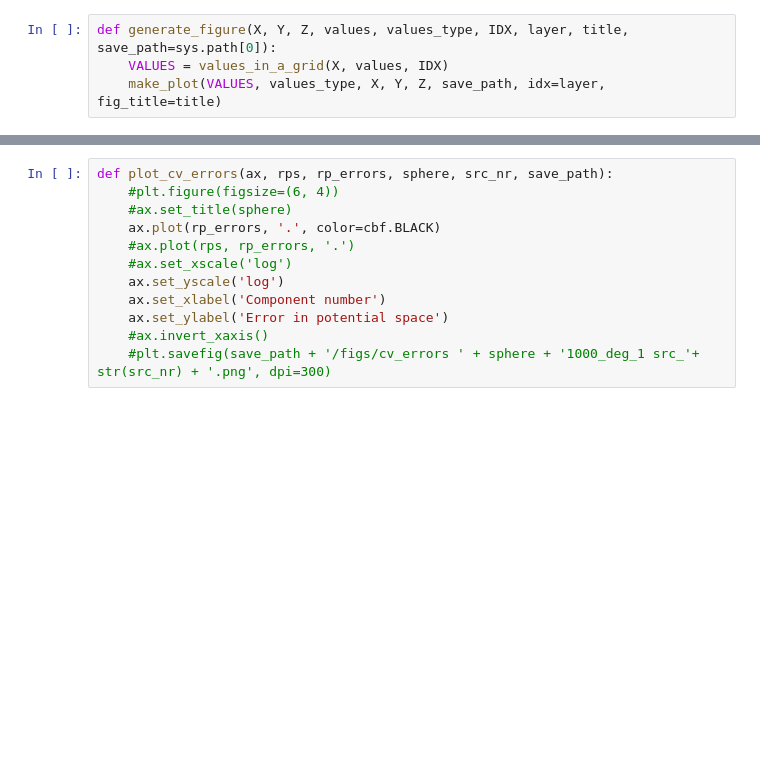
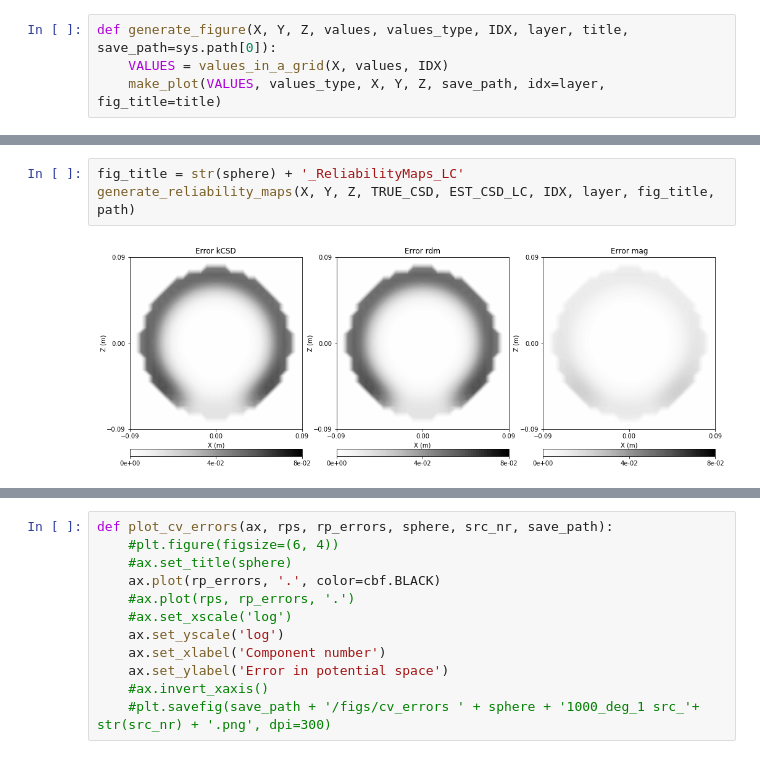
Before and after one commit to Neuroinflab/kESI, a Jupyter notebook: extras/validation/plotting_results.ipynb, the cells around one changed output, grey strips where cells are left out. Saved outputs shown, nothing was run; the diff lists cells and outputs as text; blank space fills up the shorter version.

```diff
--- a/extras/validation/plotting_results.ipynb
+++ b/extras/validation/plotting_results.ipynb
@@ -580,0 +462,5 @@ CV_rp : -8.884811462937921e-13
+# %%
+fig_title = str(sphere) + '_ReliabilityMaps_LC'
+generate_reliability_maps(X, Y, Z, TRUE_CSD, EST_CSD_LC, IDX, layer, fig_title, path)
+# %% [output]
+[figure, added]
```
Also changed, not shown: parts of 59 cells of this notebook, 1 other file.
